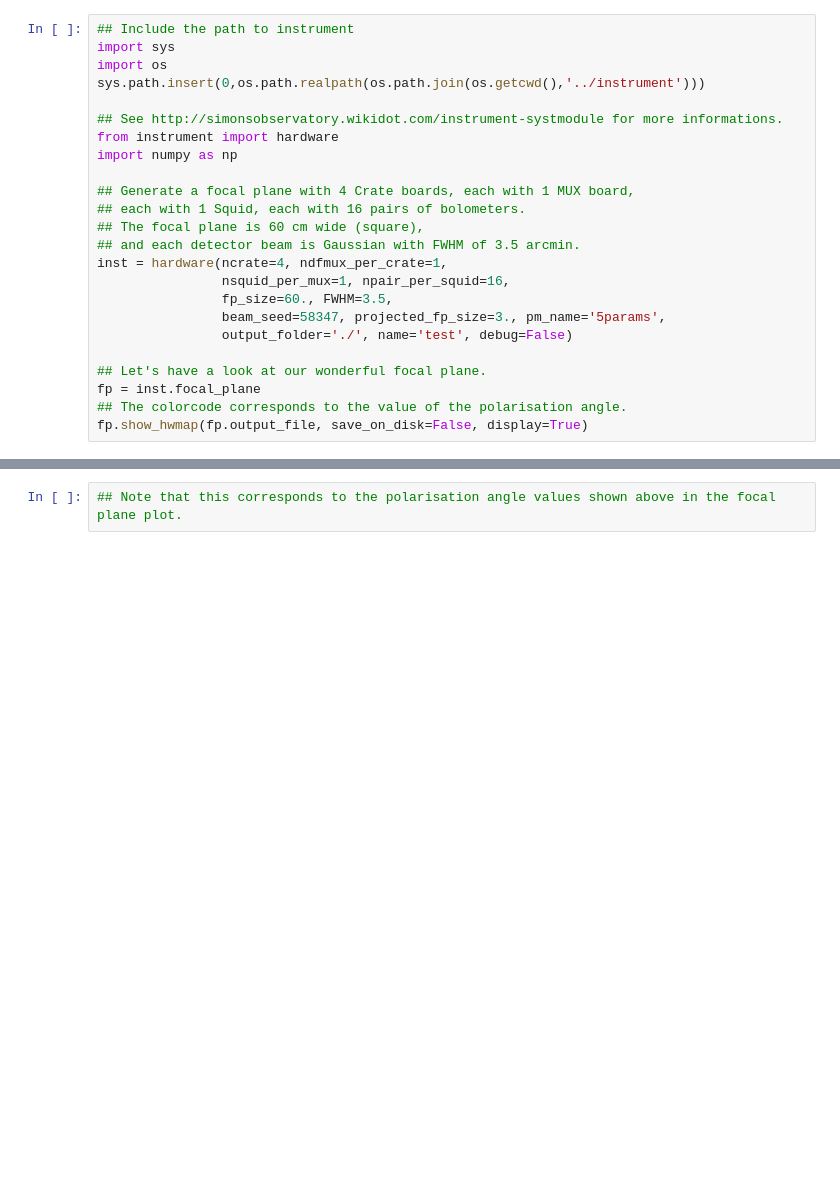
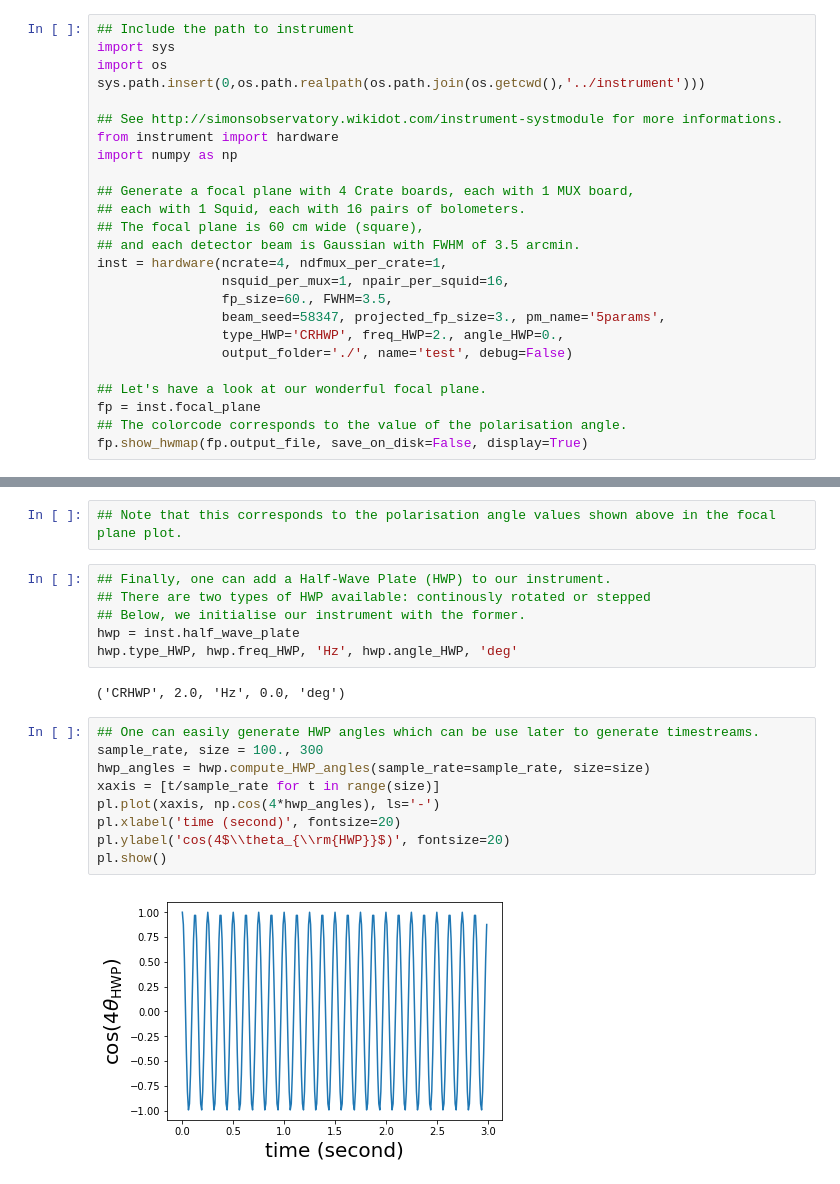
Before and after one commit to JulienPeloton/s4cmb, a Jupyter notebook: jupyter_doc/instrument_doc.ipynb, the cells around one changed output, grey strips where cells are left out. Saved outputs shown, nothing was run; the diff lists cells and outputs as text; blank space fills up the shorter version.

```diff
--- a/jupyter_doc/instrument_doc.ipynb
+++ b/jupyter_doc/instrument_doc.ipynb
@@ -22,6 +23,7 @@ inst = hardware(ncrate=4, ndfmux_per_crate=1,
                 nsquid_per_mux=1, npair_per_squid=16,
                 fp_size=60., FWHM=3.5,
                 beam_seed=58347, projected_fp_size=3., pm_name='5params',
+                type_HWP='CRHWP', freq_HWP=2., angle_HWP=0.,
                 output_folder='./', name='test', debug=False)
 
 ## Let's have a look at our wonderful focal plane.
@@ -112,3 +114,22 @@ zip(pa.paprm['boloid'], pa.paprm['polangle'])[0::9]
  ('Cr3Df0Sq0_63t', 90.0)]
 # %%
 ## Note that this corresponds to the polarisation angle values shown above in the focal plane plot.
+# %%
+## Finally, one can add a Half-Wave Plate (HWP) to our instrument.
+## There are two types of HWP available: continously rotated or stepped
+## Below, we initialise our instrument with the former.
+hwp = inst.half_wave_plate
+hwp.type_HWP, hwp.freq_HWP, 'Hz', hwp.angle_HWP, 'deg'
+# %% [output]
+('CRHWP', 2.0, 'Hz', 0.0, 'deg')
+# %%
+## One can easily generate HWP angles which can be use later to generate timestreams.
+sample_rate, size = 100., 300
+hwp_angles = hwp.compute_HWP_angles(sample_rate=sample_rate, size=size)
+xaxis = [t/sample_rate for t in range(size)]
+pl.plot(xaxis, np.cos(4*hwp_angles), ls='-')
+pl.xlabel('time (second)', fontsize=20)
+pl.ylabel('cos(4$\\theta_{\\rm{HWP}}$)', fontsize=20)
+pl.show()
+# %% [output]
+[figure, added]
```
Also changed, not shown: parts of 5 cells of this notebook.
